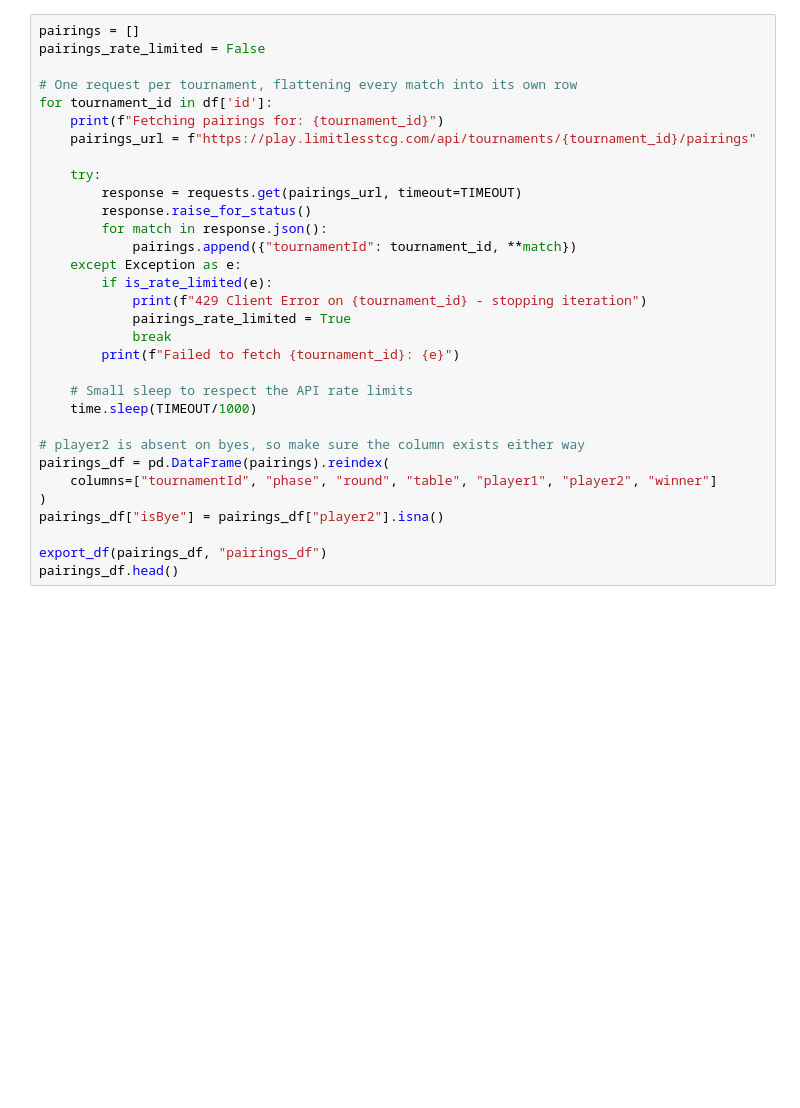
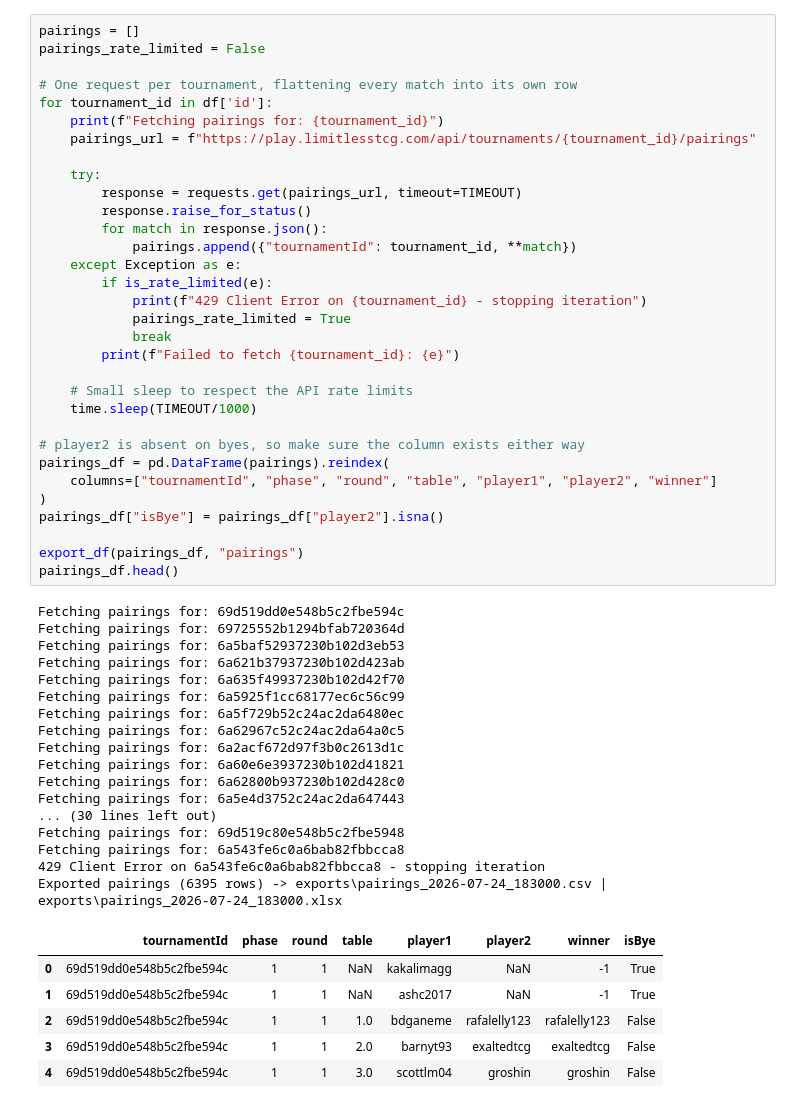
Before and after one commit to RenatoBaeza/limitless_tcg_datascience, a Jupyter notebook: explore.ipynb, the cells around one changed output. Cells and saved outputs as stored; diff of their text form; blank space fills up the shorter version.

```diff
--- a/explore.ipynb
+++ b/explore.ipynb
@@ -133,34 +172,58 @@ phases_df.head()
 pairings = []
 pairings_rate_limited = False
 
 # One request per tournament, flattening every match into its own row
 for tournament_id in df['id']:
     print(f"Fetching pairings for: {tournament_id}")
     pairings_url = f"https://play.limitlesstcg.com/api/tournaments/{tournament_id}/pairings"
 
     try:
         response = requests.get(pairings_url, timeout=TIMEOUT)
         response.raise_for_status()
         for match in response.json():
             pairings.append({"tournamentId": tournament_id, **match})
     except Exception as e:
         if is_rate_limited(e):
             print(f"429 Client Error on {tournament_id} - stopping iteration")
             pairings_rate_limited = True
             break
         print(f"Failed to fetch {tournament_id}: {e}")
 
     # Small sleep to respect the API rate limits
     time.sleep(TIMEOUT/1000)
 
 # player2 is absent on byes, so make sure the column exists either way
 pairings_df = pd.DataFrame(pairings).reindex(
     columns=["tournamentId", "phase", "round", "table", "player1", "player2", "winner"]
 )
 pairings_df["isBye"] = pairings_df["player2"].isna()
 
-export_df(pairings_df, "pairings_df")
+export_df(pairings_df, "pairings")
 pairings_df.head()
+# %% [output]
+Fetching pairings for: 69d519dd0e548b5c2fbe594c
+Fetching pairings for: 69725552b1294bfab720364d
+Fetching pairings for: 6a5baf52937230b102d3eb53
+Fetching pairings for: 6a621b37937230b102d423ab
+Fetching pairings for: 6a635f49937230b102d42f70
+Fetching pairings for: 6a5925f1cc68177ec6c56c99
+Fetching pairings for: 6a5f729b52c24ac2da6480ec
+Fetching pairings for: 6a62967c52c24ac2da64a0c5
+Fetching pairings for: 6a2acf672d97f3b0c2613d1c
+Fetching pairings for: 6a60e6e3937230b102d41821
+Fetching pairings for: 6a62800b937230b102d428c0
+Fetching pairings for: 6a5e4d3752c24ac2da647443
+... (30 lines left out)
+Fetching pairings for: 69d519c80e548b5c2fbe5948
+Fetching pairings for: 6a543fe6c0a6bab82fbbcca8
+429 Client Error on 6a543fe6c0a6bab82fbbcca8 - stopping iteration
+Exported pairings (6395 rows) -> exports\pairings_2026-07-24_183000.csv | exports\pairings_2026-07-24_183000.xlsx
+|  | tournamentId | phase | round | table | player1 | player2 | winner | isBye |
+| 0 | 69d519dd0e548b5c2fbe594c | 1 | 1 | NaN | kakalimagg | NaN | -1 | True |
+| 1 | 69d519dd0e548b5c2fbe594c | 1 | 1 | NaN | ashc2017 | NaN | -1 | True |
+| 2 | 69d519dd0e548b5c2fbe594c | 1 | 1 | 1.0 | bdganeme | rafalelly123 | rafalelly123 | False |
+| 3 | 69d519dd0e548b5c2fbe594c | 1 | 1 | 2.0 | barnyt93 | exaltedtcg | exaltedtcg | False |
+| 4 | 69d519dd0e548b5c2fbe594c | 1 | 1 | 3.0 | scottlm04 | groshin | groshin | False |
 # %%
 standings = []
 standings_rate_limited = False
```
Also changed, not shown: parts of 7 cells of this notebook.
